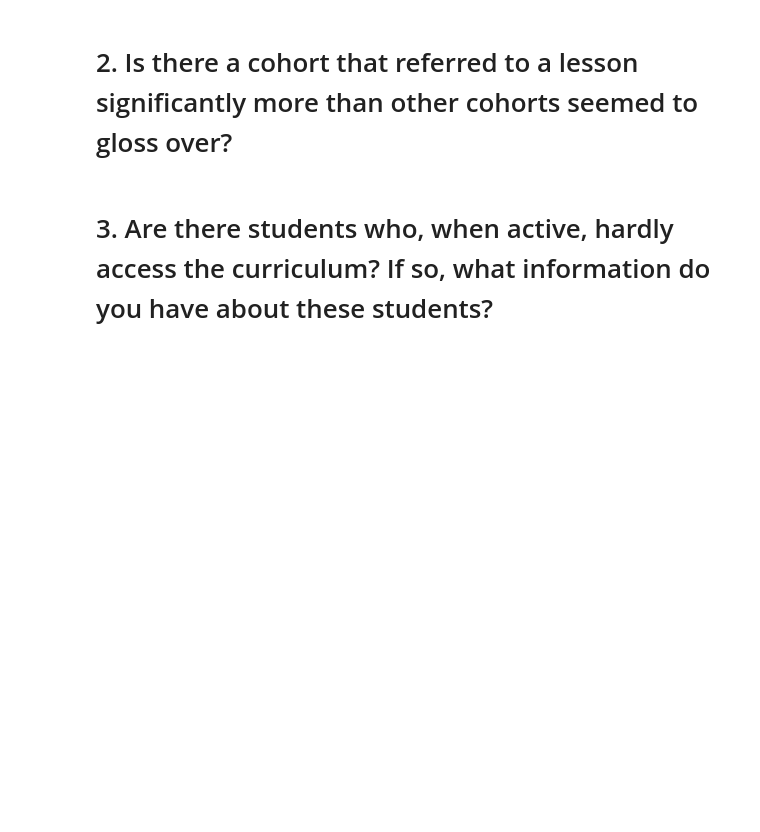
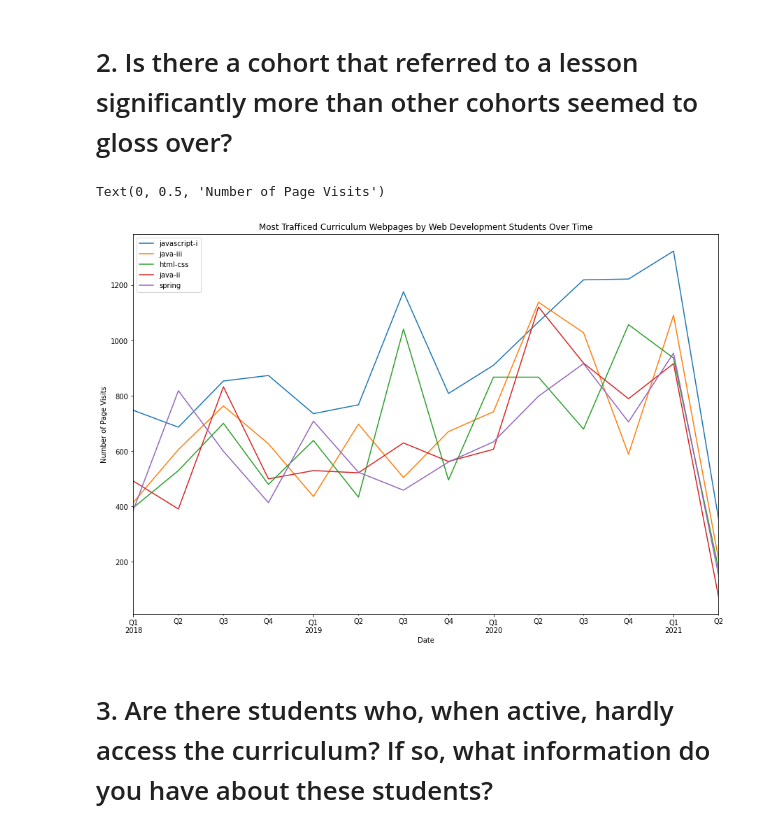
Before and after one commit to miller-cerna-laskowski-morris-eyring/anomaly-group-project, a Jupyter notebook: ray_eda.ipynb, the cells around one changed output. Cells and saved outputs as stored; diff of their text form; code cells hidden in the pictures; blank space fills up the shorter version.

```diff
--- a/ray_eda.ipynb
+++ b/ray_eda.ipynb
@@ -224,3 +32,0 @@ array(['Hampton', 'Teddy', 'Sequoia', 'Arches', 'Niagara', 'Pinnacles',
-# %%
-# remove staff, they are not a cohort
-df = df[df.name != 'Staff']
@@ -245,9 +32,0 @@ print(df['path'].nunique())
-# %%
-# Filter out non-curriculumn pages
-df = df[df.path.str.contains('jpeg') != True]
-df = df[df.path.str.contains('json') != True]
-df = df[df.path.str.contains('jpg') != True]
-df = df[df.path.str.contains('appendix') != True]
-df = df[df.path.str.contains('Appendix') != True]
-df = df[df.path != '/']
-df = df[df.path != 'toc']
@@ -286,4 +32,0 @@ df.hist(figsize=(15, 10),
-# %%
-#pd.to_datetime("today")
-#df['today'] = pd.to_datetime("today")
-df = df[df.end_date <= pd.to_datetime('today')]
@@ -306,4 +39,4 @@ df.head()
 # %%
 # Create seperate dataframes for Web Development and Data Science programs
-wd = df[df.program_id != 'Data Science']
-ds = df[df.program_id == 'Data Science']
+wd = df[df.program_type != 'Data Science']
+ds = df[df.program_type == 'Data Science']
@@ -336,13 +65,16 @@ ds.head()
 # %% [markdown]
 # 2. Is there a cohort that referred to a lesson significantly more than other cohorts seemed to gloss over?
 # %%
-#plt.figure(figsize=(15,10))
-#wd[wd.path == 'javascript-i'].path.resample('Q').count().plot()
-#wd[wd.path == 'java-iii'].path.resample('Q').count().plot()
-#wd[wd.path == 'html-css'].path.resample('Q').count().plot()
-#wd[wd.path == 'java-ii'].path.resample('Q').count().plot()
-#wd[wd.path == 'spring'].path.resample('Q').count().plot()
-#plt.legend(labels = ['javascript-i', 'java-iii', 'html-css', 'java-ii', 'spring'])
-#plt.title('Most Trafficed Curriculum Webpages by Web Development Students Over Time')
-#plt.xlabel('Date')
-#plt.ylabel('Number of Page Visits')
+plt.figure(figsize=(15,10))
+wd[wd.path == 'javascript-i'].path.resample('Q').count().plot()
+wd[wd.path == 'java-iii'].path.resample('Q').count().plot()
+wd[wd.path == 'html-css'].path.resample('Q').count().plot()
+wd[wd.path == 'java-ii'].path.resample('Q').count().plot()
+wd[wd.path == 'spring'].path.resample('Q').count().plot()
+plt.legend(labels = ['javascript-i', 'java-iii', 'html-css', 'java-ii', 'spring'])
+plt.title('Most Trafficed Curriculum Webpages by Web Development Students Over Time')
+plt.xlabel('Date')
+plt.ylabel('Number of Page Visits')
+# %% [output]
+Text(0, 0.5, 'Number of Page Visits')
+[figure, added]
```
Also changed, not shown: parts of 83 cells of this notebook.
